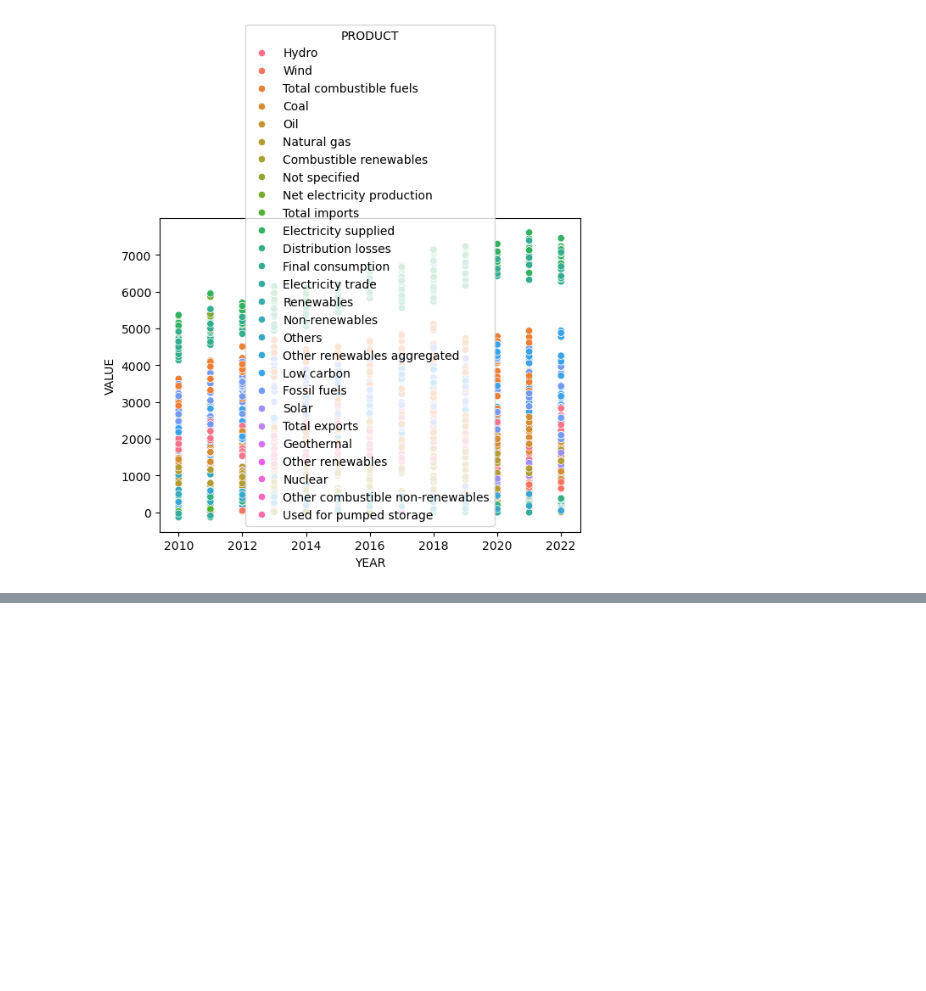
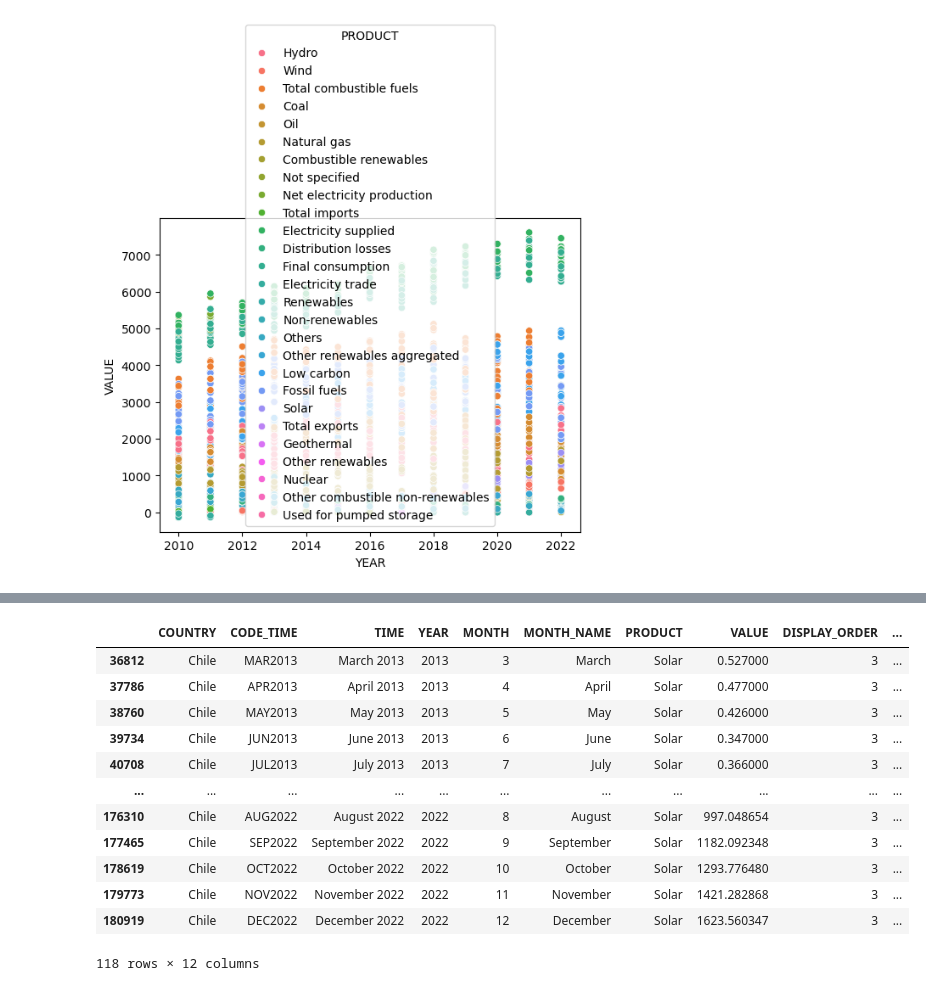
Before and after one commit to Chukao1/electricity-ia, a Jupyter notebook: notebooks/notebook.ipynb, the cells around one changed output, grey strips where cells are left out. Drawn from its saved outputs; the diff is of its cells as text; code cells hidden in the pictures; blank space fills up the shorter version.

```diff
--- a/notebooks/notebook.ipynb
+++ b/notebooks/notebook.ipynb
@@ -75,0 +81,18 @@ sns.scatterplot(data=data[data["COUNTRY"] == "Chile"], x="YEAR", y="VALUE", hue=
+# %%
+chile = data[data["COUNTRY"] == "Chile"]
+# %%
+chile[chile["PRODUCT"] == "Solar"]
+# %% [output]
+|  | COUNTRY | CODE_TIME | TIME | YEAR | MONTH | MONTH_NAME | PRODUCT | VALUE | DISPLAY_ORDER | ... |
+| 36812 | Chile | MAR2013 | March 2013 | 2013 | 3 | March | Solar | 0.527000 | 3 | ... |
+| 37786 | Chile | APR2013 | April 2013 | 2013 | 4 | April | Solar | 0.477000 | 3 | ... |
+| 38760 | Chile | MAY2013 | May 2013 | 2013 | 5 | May | Solar | 0.426000 | 3 | ... |
+| 39734 | Chile | JUN2013 | June 2013 | 2013 | 6 | June | Solar | 0.347000 | 3 | ... |
+| 40708 | Chile | JUL2013 | July 2013 | 2013 | 7 | July | Solar | 0.366000 | 3 | ... |
+| ... | ... | ... | ... | ... | ... | ... | ... | ... | ... | ... |
+| 176310 | Chile | AUG2022 | August 2022 | 2022 | 8 | August | Solar | 997.048654 | 3 | ... |
+| 177465 | Chile | SEP2022 | September 2022 | 2022 | 9 | September | Solar | 1182.092348 | 3 | ... |
+| 178619 | Chile | OCT2022 | October 2022 | 2022 | 10 | October | Solar | 1293.776480 | 3 | ... |
+| 179773 | Chile | NOV2022 | November 2022 | 2022 | 11 | November | Solar | 1421.282868 | 3 | ... |
+| 180919 | Chile | DEC2022 | December 2022 | 2022 | 12 | December | Solar | 1623.560347 | 3 | ... |
+118 rows × 12 columns
```
Also changed, not shown: parts of 5 cells of this notebook.
